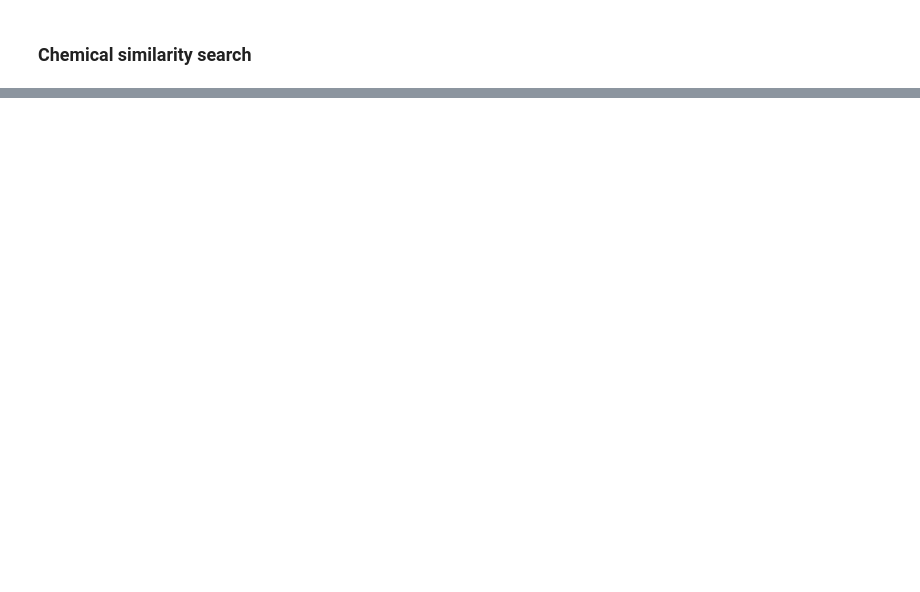
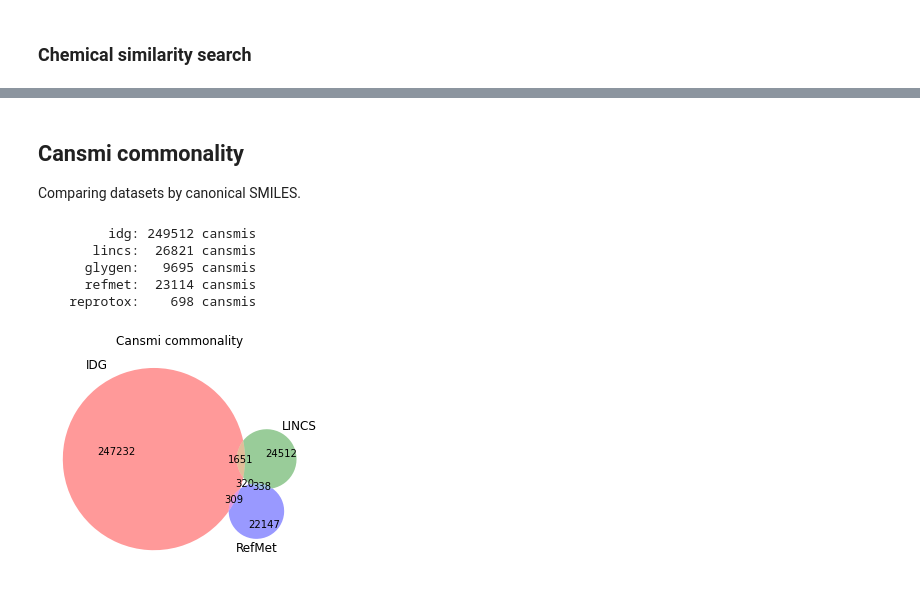
Before and after one commit to jeremyjyang/rdkit-tools, a Jupyter notebook: python/CFChemDb_Demo.ipynb, the cells around one changed output, grey strips where cells are left out. Drawn from its saved outputs; the diff is of its cells as text; code cells hidden in the pictures; blank space fills up the shorter version.

```diff
--- a/python/CFChemDb_Demo.ipynb
+++ b/python/CFChemDb_Demo.ipynb
@@ -159,0 +163,21 @@ Draw.MolsToGridImage([Chem.MolFromSmiles(smi) for smi in hits.cansmi[:18]], mols
+# %% [markdown]
+## Cansmi commonality
+
+Comparing datasets by canonical SMILES.
+# %%
+cansmis={};
+for table in ("idg", "lincs", "glygen", "refmet", "reprotox"):
+  cansmis[table] = set(pd.read_sql(f"SELECT DISTINCT cansmi FROM {table} WHERE cansmi IS NOT NULL", dbcon)["cansmi"])
+  print(f"{table:>12}: {len(cansmis[table]):6d} cansmis")
+# %% [output]
+         idg: 249512 cansmis
+       lincs:  26821 cansmis
+      glygen:   9695 cansmis
+      refmet:  23114 cansmis
+    reprotox:    698 cansmis
+# %%
+v3 = venn3([cansmis["idg"], cansmis["lincs"], cansmis["refmet"]], ('IDG', 'LINCS', 'RefMet'))
+plt.title("Cansmi commonality")
+plt.show()
+# %% [output]
+[figure, added]
```
Also changed, not shown: parts of 14 cells of this notebook.
